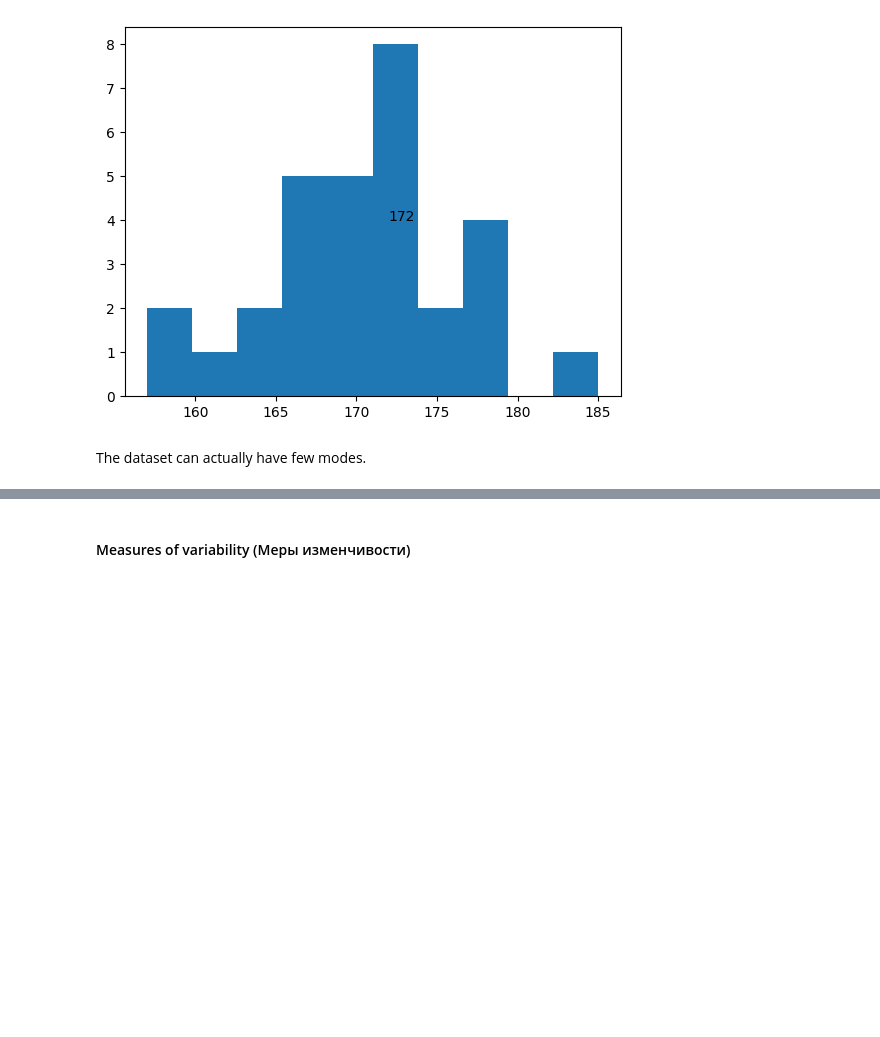
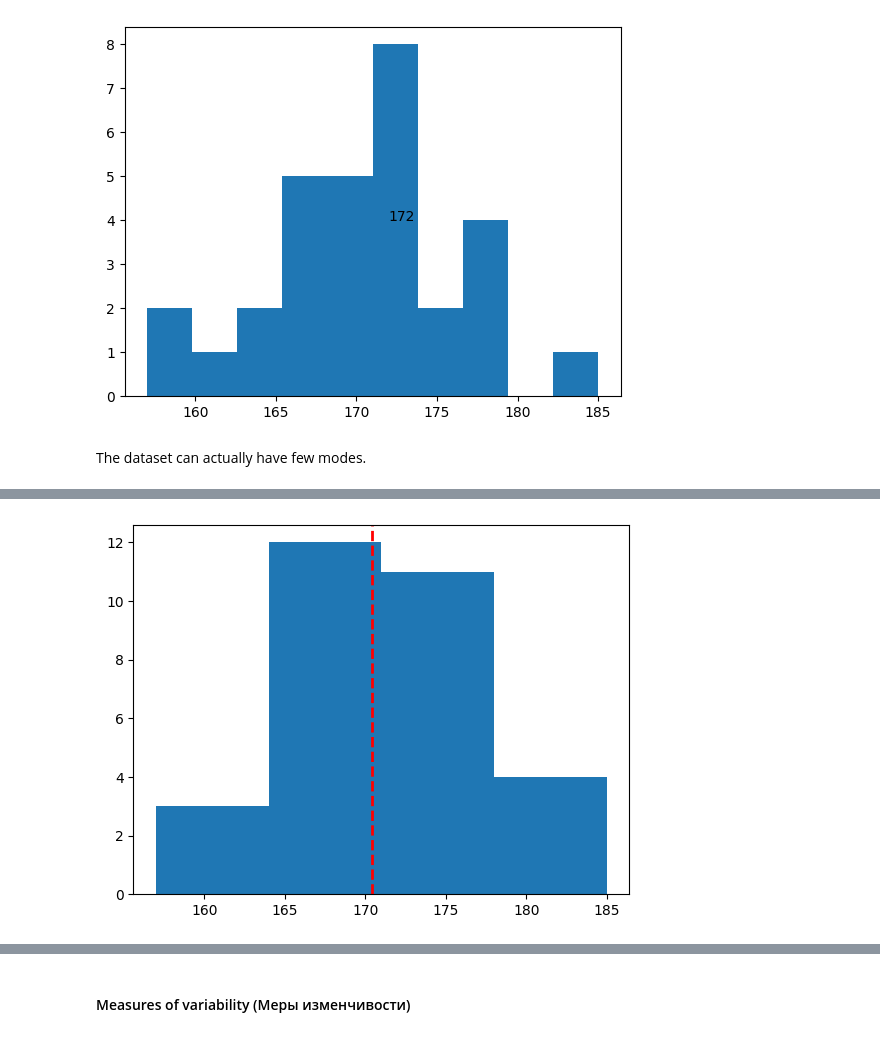
Before and after one commit to Alexey3250/Statistics_foundations_1, a Jupyter notebook: notes.ipynb, the cells around one changed output, grey strips where cells are left out. Drawn from its saved outputs; the diff is of its cells as text; code cells hidden in the pictures; blank space fills up the shorter version.

```diff
--- a/notes.ipynb
+++ b/notes.ipynb
@@ -208,0 +249,20 @@ For example, in the set of values {1, 2, 2, 3, 4, 4, 4}, the median is 3 because
+# %%
+import matplotlib.pyplot as plt
+import numpy as np
+
+# Define an array of values
+values = np.array([185, 175, 170, 169, 171, 175, 157, 172, 170, 172, 167, 173, 168, 167, 166, 167, 169, 172, 177, 178, 165, 161, 179, 159, 164, 178, 172, 170, 173, 171])
+
+# Calculate the mean
+mean = np.mean(values)
+
+# Plot the histogram
+plt.hist(values, bins=4)
+
+# Add a vertical line at the mean value
+plt.axvline(mean, color='r', linestyle='dashed', linewidth=2)
+
+# Show the plot
+plt.show()
+# %% [output]
+[figure, added]
```
Also changed, not shown: parts of 5 cells of this notebook.
